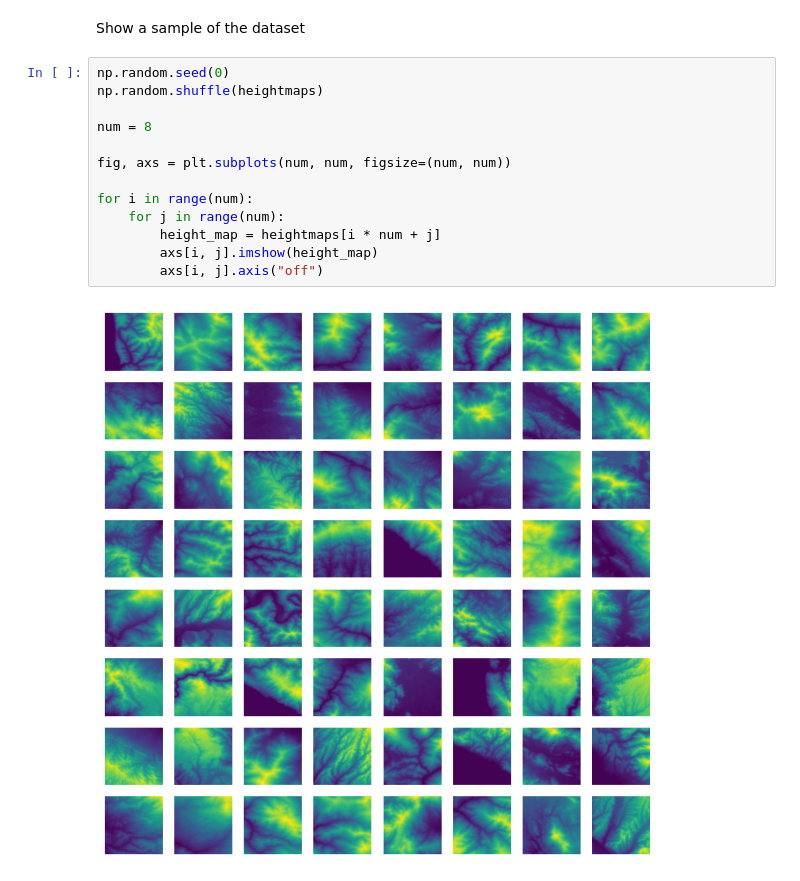
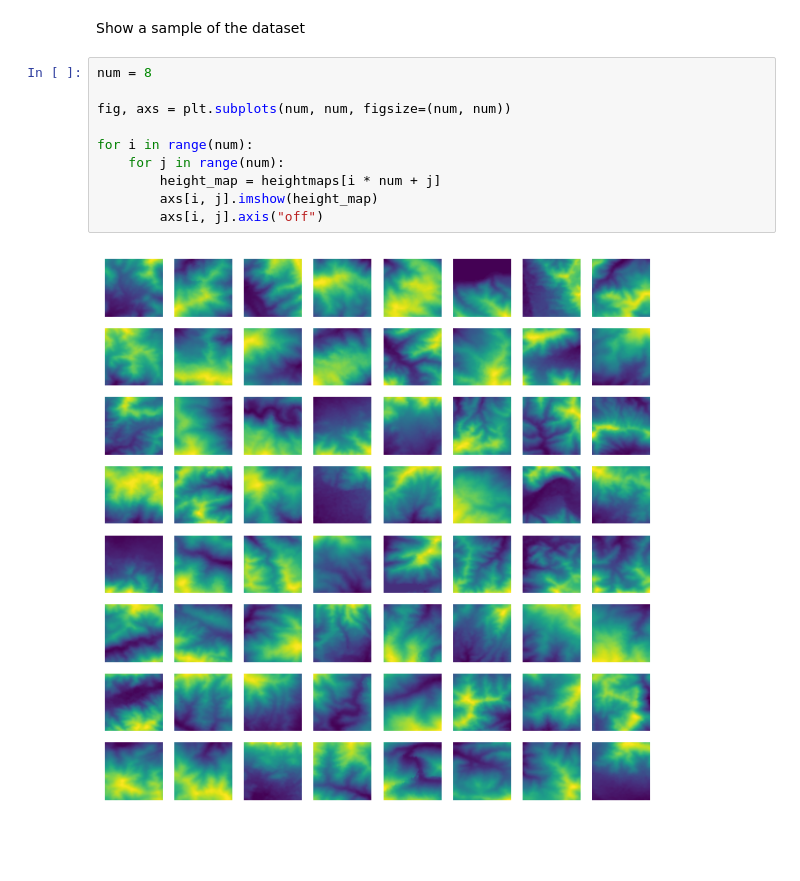
Before and after one commit to NathanKuhn/TerrainGen, a Jupyter notebook: dataset_exp.ipynb, the cells around one changed output. Cells and saved outputs as stored; diff of their text form; blank space fills up the shorter version.

```diff
--- a/dataset_exp.ipynb
+++ b/dataset_exp.ipynb
@@ -26,17 +26,14 @@ Std:   502.78
 # %% [markdown]
 Show a sample of the dataset
 # %%
-np.random.seed(0)
-np.random.shuffle(heightmaps)
-
 num = 8
 
 fig, axs = plt.subplots(num, num, figsize=(num, num))
 
 for i in range(num):
     for j in range(num):
         height_map = heightmaps[i * num + j]
         axs[i, j].imshow(height_map)
         axs[i, j].axis("off")
 # %% [output]
-[figure, old version]
+[figure, new version]
```
Also changed, not shown: parts of 2 cells of this notebook, 5 other files.
